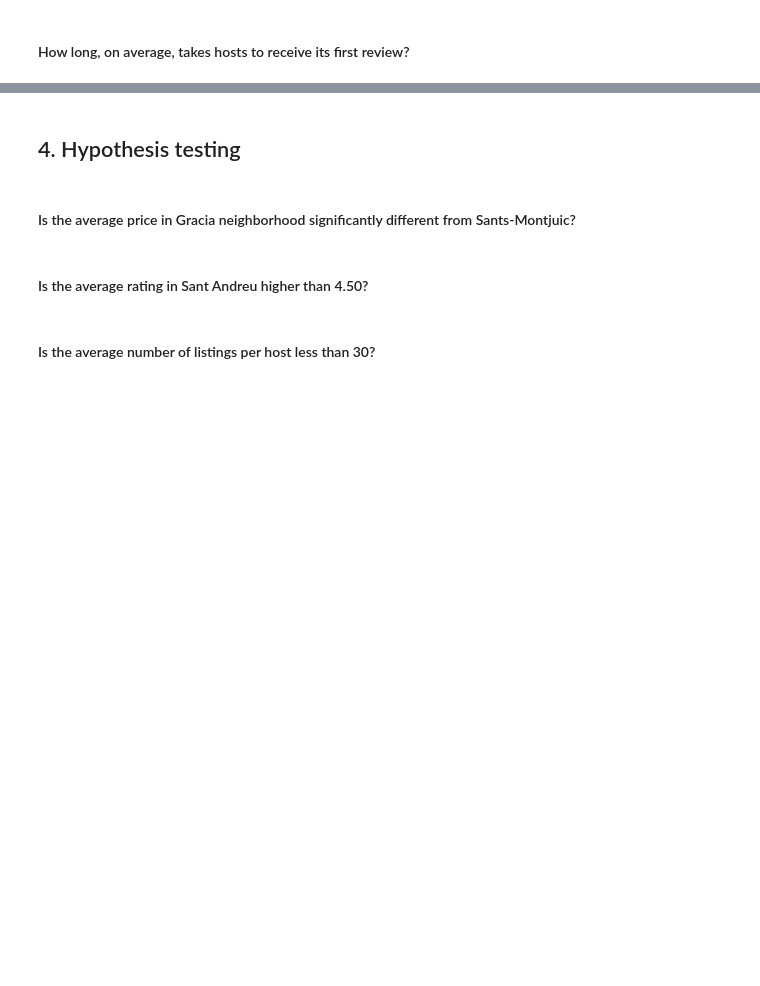
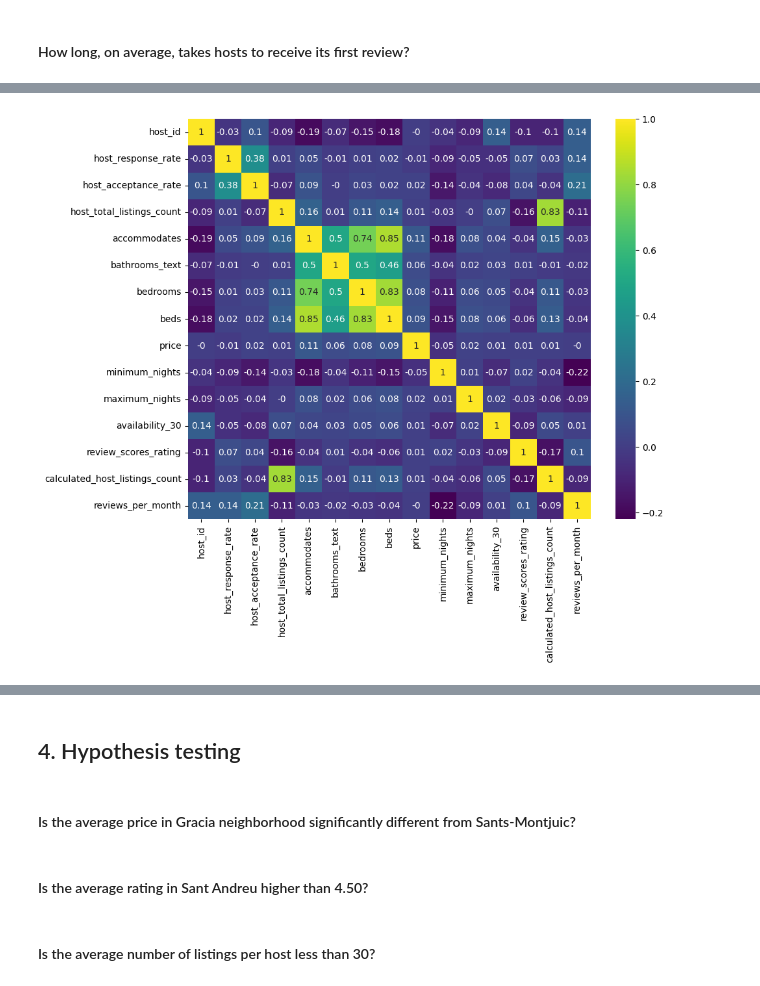
Before and after one commit to joacog86/midprojectlab, a Jupyter notebook: mbproject_analysis.ipynb, the cells around one changed output, grey strips where cells are left out. Saved outputs shown, nothing was run; the diff lists cells and outputs as text; code cells hidden in the pictures; blank space fills up the shorter version.

Commit message:
some analysis and some graphs

```diff
--- a/mbproject_analysis.ipynb
+++ b/mbproject_analysis.ipynb
@@ -93,0 +133,5 @@ most_listings = data.groupby('neighbourhood_group_cleansed')['']
+# %%
+# Splitting dataframe into numerical and categorical columns
+
+data_num = data.select_dtypes(include='number')
+data_cat = data.select_dtypes(include='object')
@@ -93,0 +175,10 @@ most_listings = data.groupby('neighbourhood_group_cleansed')['']
+# %%
+# Correlation matrix
+
+corr_matrix = round(data_num.corr(), 2)
+
+plt.figure(figsize=(10,8))
+
+corr_matrix_display = sns.heatmap(corr_matrix, cmap='viridis', annot=True, annot_kws={"size": 10})
+# %% [output]
+[figure, added]
```
Also changed, not shown: parts of 27 cells of this notebook, 1 other file.
